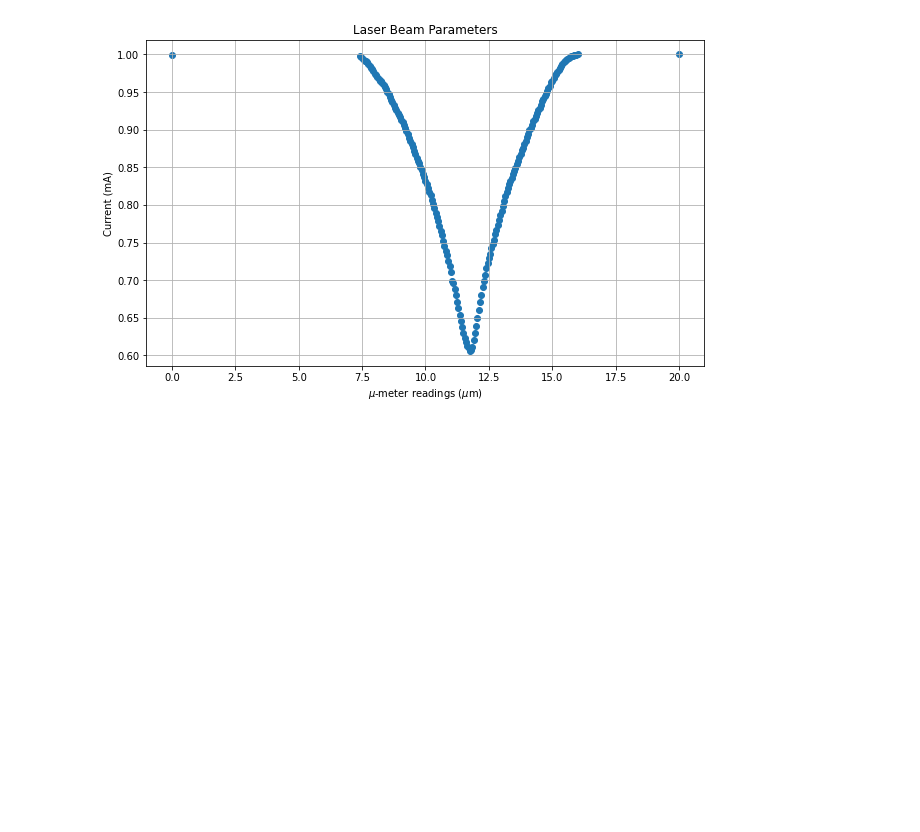
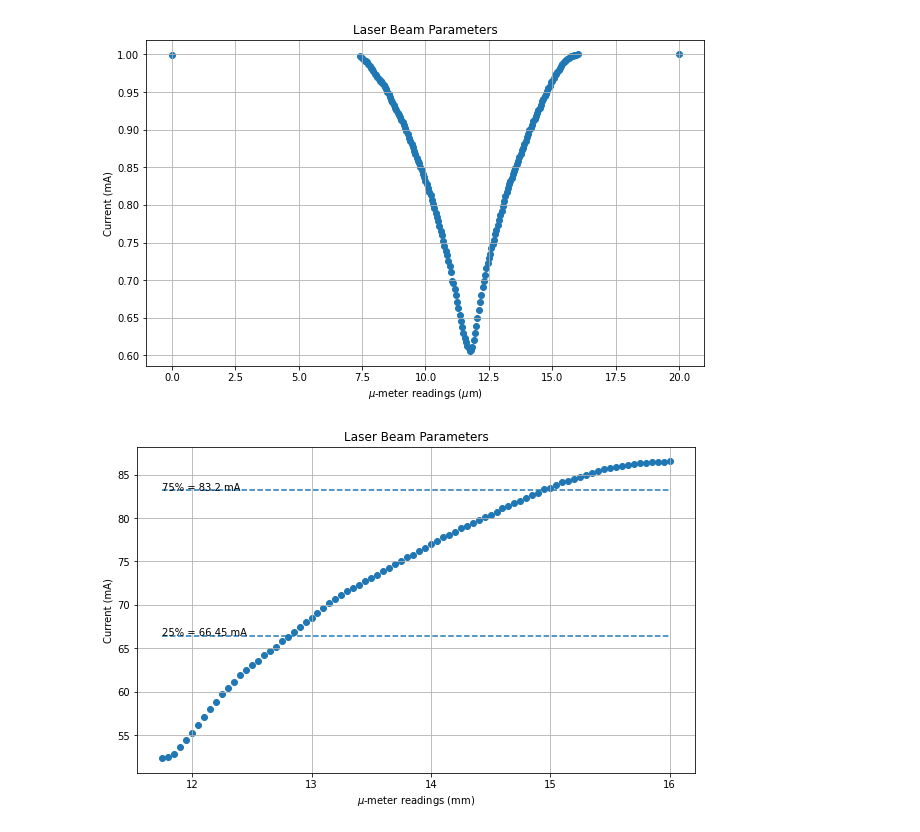
Before and after one commit to DarkWake9/EP3061, a Jupyter notebook: 8.Laser-Beam-Parameter.ipynb, the cells around one changed output. Drawn from its saved outputs; the diff is of its cells as text; code cells hidden in the pictures; blank space fills up the shorter version.

Commit message:
26032023 - 15.00 - LASER BEAM PARAMS DONE - ALL EXPERIMENTS COMPLETED!

```diff
--- a/8.Laser-Beam-Parameter.ipynb
+++ b/8.Laser-Beam-Parameter.ipynb
@@ -13,5 +16,8 @@ u_meter_readings.shape
 # %%
 current = np.array([86.4, 86.3, 86.2, 86, 85.8, 85.7, 85.6, 85.4, 85.2, 85, 84.8, 84.6, 84.3, 84.1, 83.9, 83.7, 83.5, 83.4, 83.2, 83, 82.8, 82.5, 82.2, 82, 81.6, 81.3, 81, 80.7, 80.4, 80.1, 79.8, 79.5, 79.3, 79, 78.7, 78.4, 78, 77.7, 77.3, 76.9, 76.5, 76.2, 75.9, 75.4, 75.1, 74.6, 74.3, 74, 73.6, 73.2, 72.8, 72.4, 72, 71.6, 71.1, 70.7, 70.3,69.8, 69.3, 68.9, 68.3, 67.8, 67.3, 66.8, 66.2, 65.7, 65.1, 64.5, 63.9, 63.4, 62.8, 62.2, 61.5, 60.4, 60.2, 59.5, 58.8, 58, 57.3, 56.5, 55.8, 55.1, 54.5, 53.9, 53.4, 53, 52.7, 52.4, 52.5, 52.9, 53.69, 54.5, 55.3, 56.2, 57.1, 58, 58.8, 59.7, 60.4, 61.1, 61.9, 62.5, 63.1, 63.6, 64.2, 64.7, 65.2, 65.8, 66.3, 66.9, 67.5, 68, 68.5, 69.1, 69.6, 70.2, 70.7, 71.1, 71.6, 72, 72.3, 72.7, 73.1, 73.5, 73.9, 74.3, 74.7, 75.1, 75.5, 75.8, 76.2, 76.6, 77, 77.4, 77.8, 78.1, 78.4, 78.8, 79.1, 79.4, 79.8, 80.1, 80.4, 80.7, 81.1, 81.4, 81.7, 82, 82.3, 82.6, 82.9, 83.3, 83.5, 83.8, 84.1, 84.3, 84.5, 84.7, 84.9, 85.2, 85.4, 85.6, 85.7, 85.9, 86, 86.1, 86.2, 86.3, 86.3, 86.4, 86.4, 86.4, 86.5, 86.5])
+
+c_removal = current[87:-1]
+c_insertion = current[1:87]
 # %%
 plt.figure(figsize=(10, 6))
 plt.scatter(u_meter_readings, current/max(current))
@@ -23,3 +29,18 @@ plt.savefig('Laser-Beam-Parameter.png')
 plt.show()
 # %% [output]
 [figure]
+# %%
+plt.figure(figsize=(10, 6))
+plt.scatter(u_meter_readings[87:-1], current[87:-1])
+# plt.scatter(x_insertion, c_insertion)
+plt.hlines([np.quantile(current[87:-1], 0.25), np.quantile(current[87:-1], 0.75)], 11.75, 16, linestyles='dashed')
+plt.text(11.75, np.quantile(current[87:-1], 0.25), '25% = '+str(np.quantile(current[87:-1], 0.25)) + ' mA')
+plt.text(11.75, np.quantile(current[87:-1], 0.75), '75% = '+str(np.quantile(current[87:-1], 0.75)) + ' mA')
+plt.xlabel('$\mu$-meter readings (mm)')
+plt.ylabel('Current (mA)')
+plt.title('Laser Beam Parameters')
+plt.grid()
+plt.savefig('Laser-Beam-Parameter-Removal-PRINTTHIS.png')
+plt.show()
+# %% [output]
+[figure, added]
```
Also changed, not shown: parts of 6 cells of this notebook, 3 other files.
